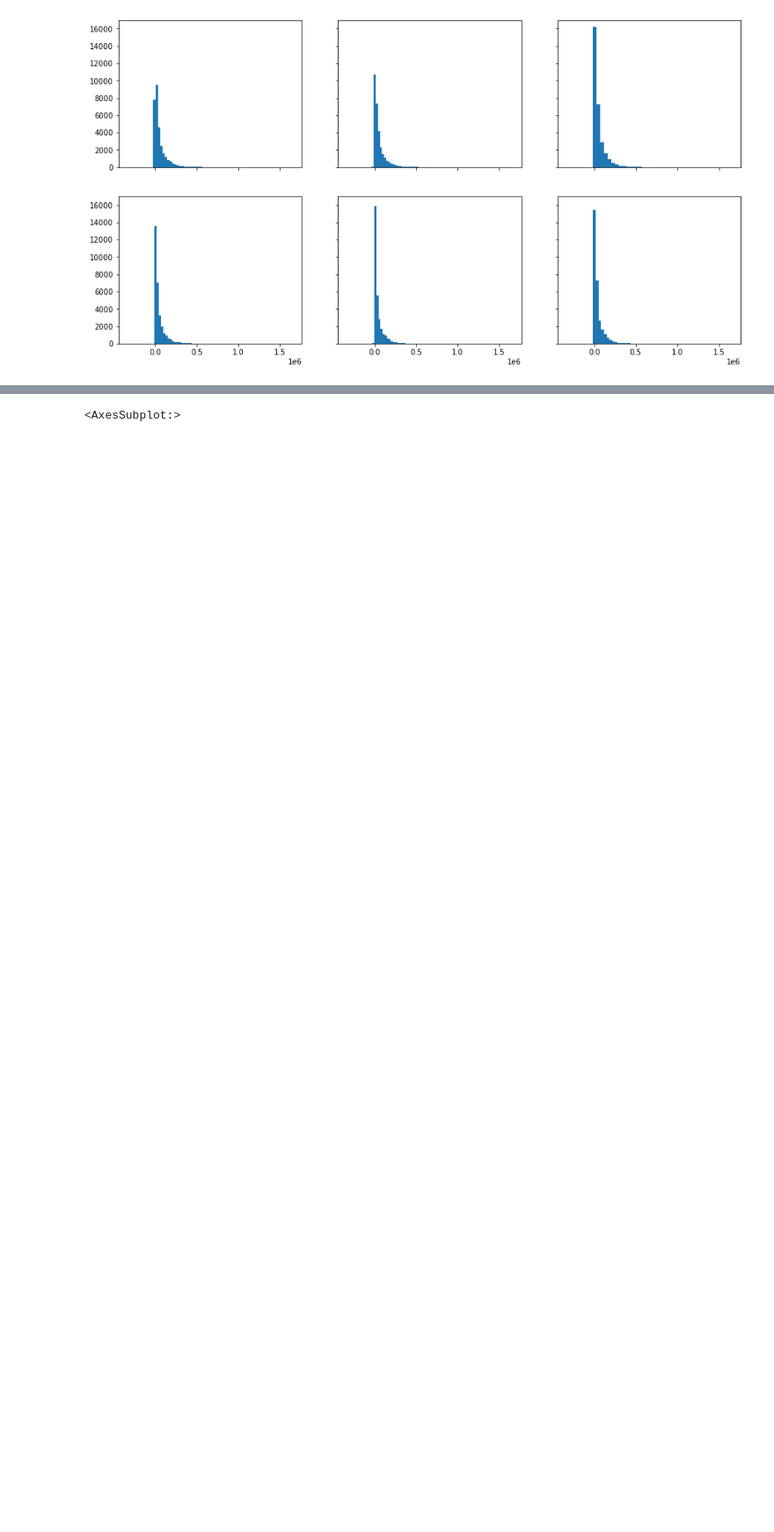
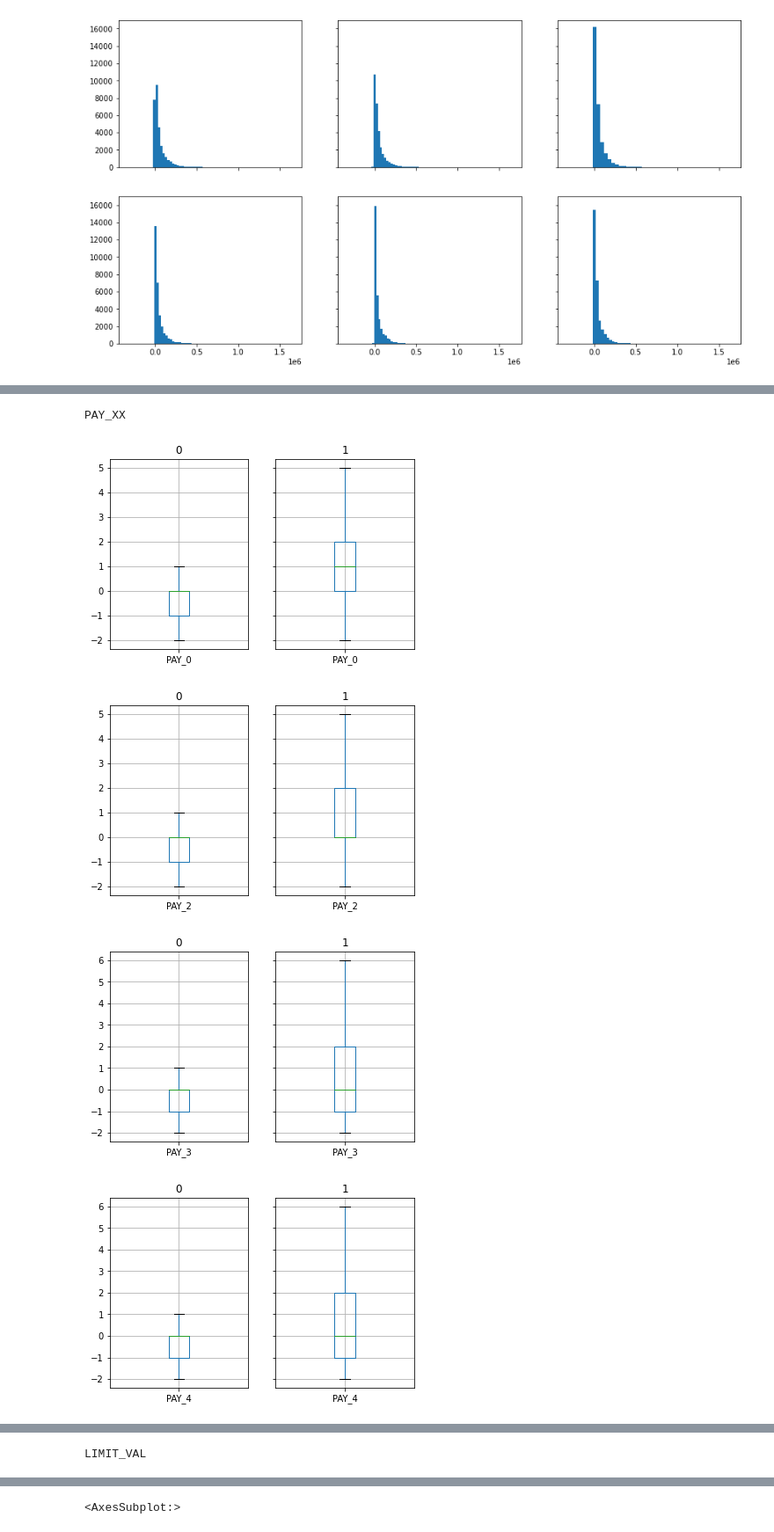
Before and after one commit to alefbenages/CrediOne, a Jupyter notebook: M2T1.1.ipynb, the cells around one changed output, grey strips where cells are left out. Shown: that part at 88% size. Cells and saved outputs as stored; diff of their text form; code cells hidden in the pictures; blank space fills up the shorter version.

```diff
--- a/M2T1.1.ipynb
+++ b/M2T1.1.ipynb
@@ -530,0 +625,31 @@ df.head()
+# %%
+# Improvement: change the way I'm defining the boxplot+groupby to be able to use the draw_histograms function
+
+
+
+#fig, ax = plt.subplots()
+print('PAY_XX')
+ax = df_dummies.groupby("Y_default").boxplot(column="PAY_0",showfliers=False) #Outliers turned off, just to be able to see beter the effect.
+ax = df_dummies.groupby("Y_default").boxplot(column="PAY_2",showfliers=False)
+ax = df_dummies.groupby("Y_default").boxplot(column="PAY_3",showfliers=False)
+ax = df_dummies.groupby("Y_default").boxplot(column="PAY_4",showfliers=False)
+ax = df_dummies.groupby("Y_default").boxplot(column="PAY_5",showfliers=False)
+ax = df_dummies.groupby("Y_default").boxplot(column="PAY_6",showfliers=False)
+plt.show()
+
+
+print('LIMIT_VAL')
+ax = df_dummies.groupby("Y_default").boxplot(column="LIMIT_BAL",showfliers=False)
+plt.show()
+
+print('PAY_AMTXX')
+ax = df_dummies.groupby("Y_default").boxplot(column="PAY_AMT1",showfliers=False)
+ax = df_dummies.groupby("Y_default").boxplot(column="PAY_AMT2",showfliers=False)
+ax = df_dummies.groupby("Y_default").boxplot(column="PAY_AMT4",showfliers=False)
+plt.show()
+# %% [output]
+PAY_XX
+[figure, added]
+[figure, added]
+[figure, added]
+[figure, added]
@@ -530,0 +658 @@ df.head()
+LIMIT_VAL
```
Also changed, not shown: parts of 83 cells of this notebook, 15 other files.
